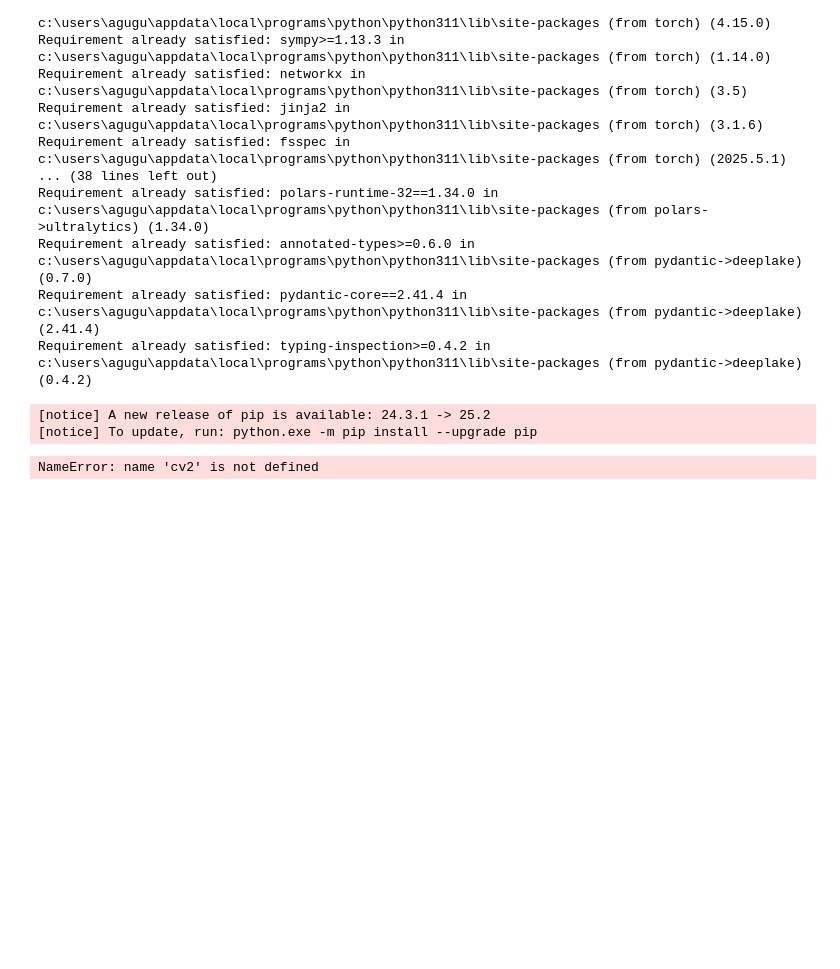
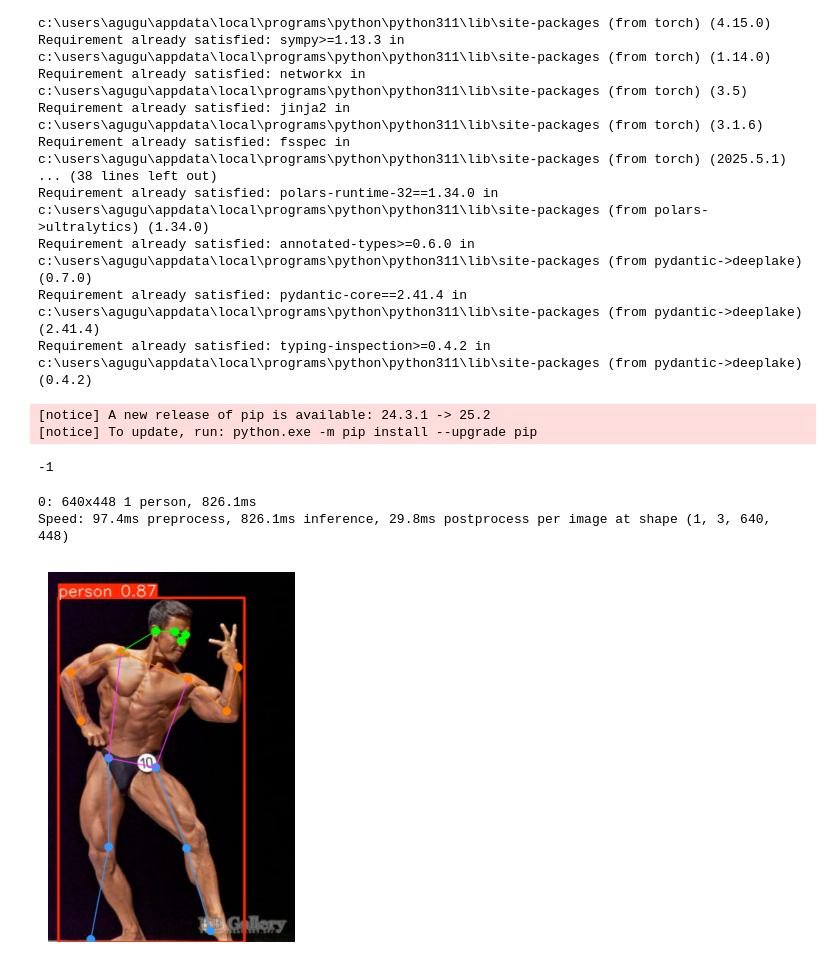
Before and after one commit to ayumu111/MediaKeiensyu2, a Jupyter notebook: pose_estimate.ipynb, the cells around one changed output. Saved outputs shown, nothing was run; the diff lists cells and outputs as text; code cells hidden in the pictures; blank space fills up the shorter version.

```diff
--- a/pose_estimate.ipynb
+++ b/pose_estimate.ipynb
@@ -26,14 +26,26 @@ import matplotlib.pyplot as plt
 import cv2
 
 # 学習済みPoseモデルをロード
-model = YOLO("yolov8n-pose.pt")  # YOLOv8のPoseモデル（軽量版）
+model = YOLO("yolo11n-pose.pt")  # YOLOv8のPoseモデル（軽量版）
 # %%
 # 画像を読み込む
 img_path = "2011tokyo_mister_fp-011-320x480.jpg"
 img = cv2.imread(img_path)
 img = cv2.cvtColor(img, cv2.COLOR_BGR2RGB)
-
-cv2.imshow("Input Image", img)
-cv2.waitKey(0)
 # %% [output]
-NameError: name 'cv2' is not defined
+-1
+# %%
+# 推定
+results = model.predict(img)
+
+# 結果を取得して描画
+annotated_frame = results[0].plot()  # 関節が重ねて描画された画像
+
+# 表示
+plt.imshow(annotated_frame)
+plt.axis("off")
+plt.show()
+# %% [output]
+0: 640x448 1 person, 826.1ms
+Speed: 97.4ms preprocess, 826.1ms inference, 29.8ms postprocess per image at shape (1, 3, 640, 448)
+[figure, added]
```
Also changed, not shown: parts of 2 cells of this notebook, 1 other file.
